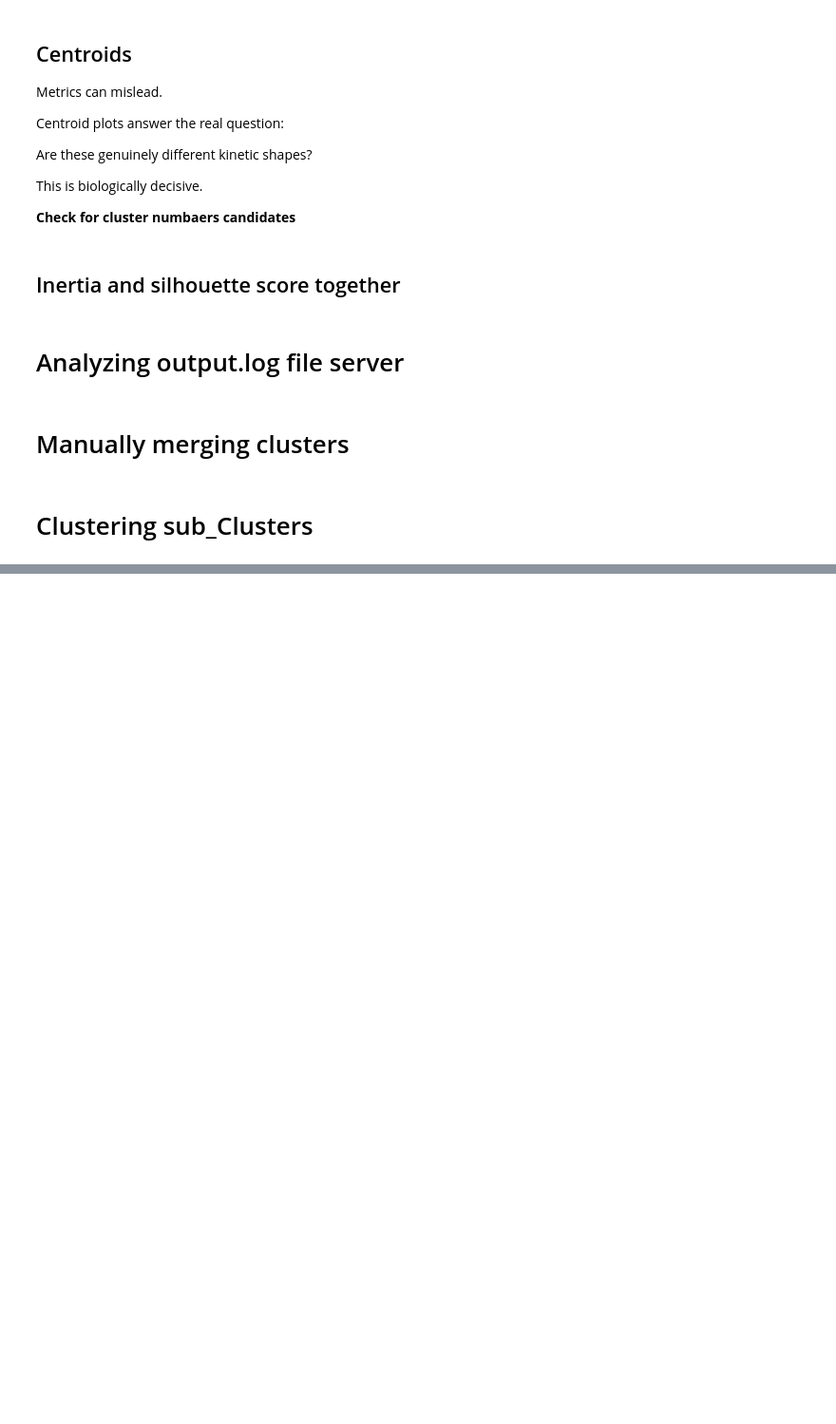
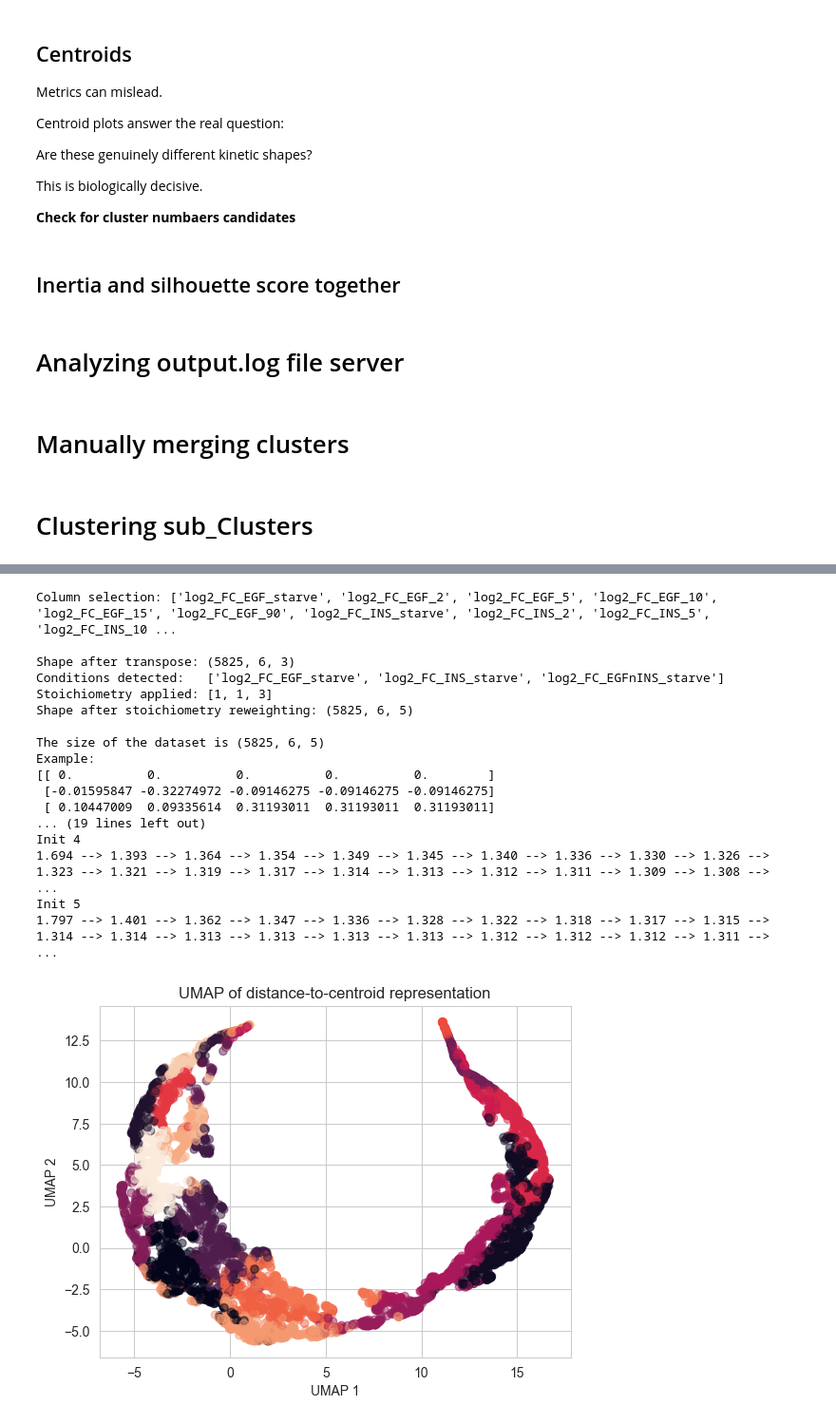
Before and after one commit to IgnacioNavas/TMT_Data_analysis, a Jupyter notebook: Clustering_and_QC.ipynb, the cells around one changed output, grey strips where cells are left out. Shown at 95% size. Drawn from its saved outputs; the diff is of its cells as text; code cells hidden in the pictures; blank space fills up the shorter version.

```diff
--- a/Clustering_and_QC.ipynb
+++ b/Clustering_and_QC.ipynb
@@ -1521,3 +1622,52 @@ kmeans_clustered = tslearn_clustering_KMeans(df_to_cluster= df_filtered,
+# %%
+cluster_name = "KMeans_25_clusters_log2_FC_stechiometry"
+kmeans_clustered, clustering, multivariate, barycenters = tslearn_clustering_KMeans(df_to_cluster= df_filtered,
+                                             data_type= "log2_FC",
+                                             condition_for_clustering=["_EGF_", "_INS_", "_EGFnINS_"],
+                                             exclude_full=True,
+                                             cluster_column_name=cluster_name,
+                                             number_of_clusters=25,
+                                             max_iterations=100,
+                                             metric="euclidean",
+                                             df_dimensions=3,
+                                             time_series_length=6,
+                                             transpose = True, #data size is (ns, sz, d)
+                                             verbose=True,
+                                             testing = True,
+                                             barycenter_calculations= True,
+                                             stoichiometry = {"_EGF_": 1, "_INS_": 1, "_EGFnINS_": 3}
+                                             )
+
+import umap
+
+Z = umap.UMAP(n_components=2, random_state=42).fit_transform(barycenters)
+
+plt.figure()
+plt.scatter(Z[:, 0], Z[:, 1], c=clustering.labels_, alpha=0.5)
+plt.xlabel("UMAP 1")
+plt.ylabel("UMAP 2")
+plt.title("UMAP of distance-to-centroid representation")
+# plt.savefig(f"Experiment/Progress_report/Images/{nk}_clusters_FCscaled_UMAP_distance_to_centroids.pdf")
+plt.show()
+# %% [output]
+Column selection: ['log2_FC_EGF_starve', 'log2_FC_EGF_2', 'log2_FC_EGF_5', 'log2_FC_EGF_10', 'log2_FC_EGF_15', 'log2_FC_EGF_90', 'log2_FC_INS_starve', 'log2_FC_INS_2', 'log2_FC_INS_5', 'log2_FC_INS_10 ...
+
+Shape after transpose: (5825, 6, 3)
+Conditions detected:   ['log2_FC_EGF_starve', 'log2_FC_INS_starve', 'log2_FC_EGFnINS_starve']
+Stoichiometry applied: [1, 1, 3]
+Shape after stoichiometry reweighting: (5825, 6, 5)
+
+The size of the dataset is (5825, 6, 5)
+Example:
+[[ 0.          0.          0.          0.          0.        ]
+ [-0.01595847 -0.32274972 -0.09146275 -0.09146275 -0.09146275]
+ [ 0.10447009  0.09335614  0.31193011  0.31193011  0.31193011]
+... (19 lines left out)
+Init 4
+1.694 --> 1.393 --> 1.364 --> 1.354 --> 1.349 --> 1.345 --> 1.340 --> 1.336 --> 1.330 --> 1.326 --> 1.323 --> 1.321 --> 1.319 --> 1.317 --> 1.314 --> 1.313 --> 1.312 --> 1.311 --> 1.309 --> 1.308 -->  ...
+Init 5
+1.797 --> 1.401 --> 1.362 --> 1.347 --> 1.336 --> 1.328 --> 1.322 --> 1.318 --> 1.317 --> 1.315 --> 1.314 --> 1.314 --> 1.313 --> 1.313 --> 1.313 --> 1.313 --> 1.312 --> 1.312 --> 1.312 --> 1.311 -->  ...
+[figure, added]
 # %%
 clusters_plot_linear(
         df = kmeans_clustered,
```
Also changed, not shown: parts of 8 cells of this notebook, 1 other file.
